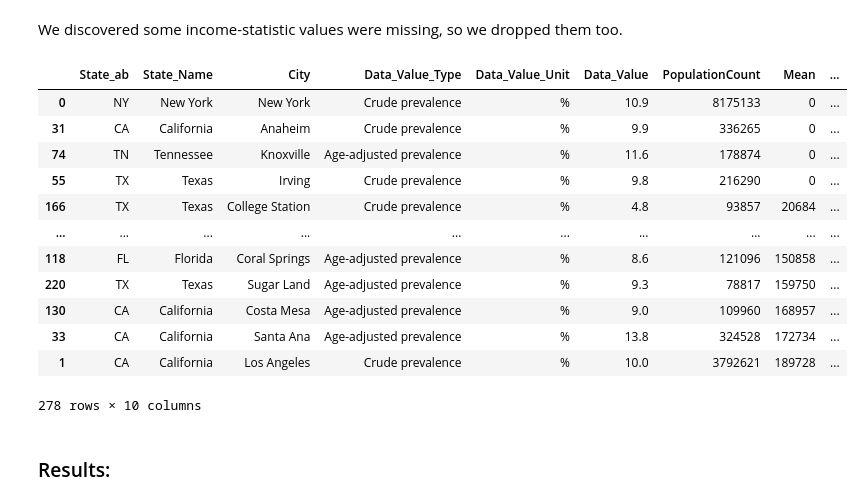
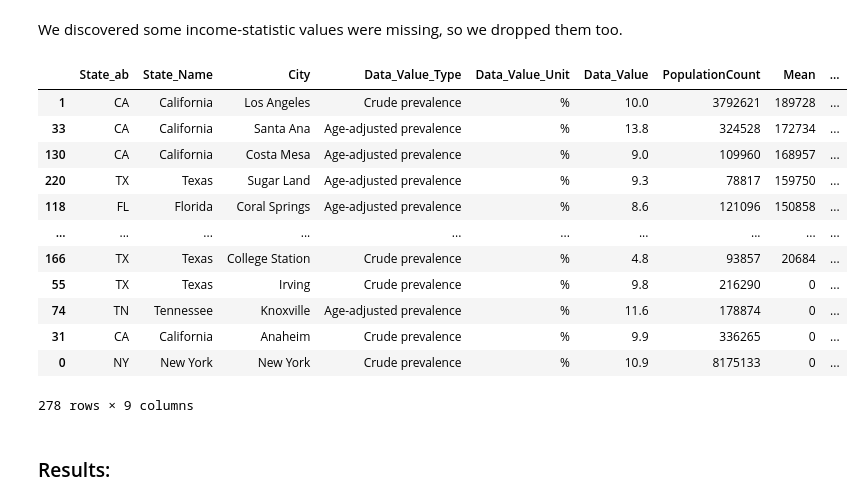
Before and after one commit to sim-anna/COGS108-Group_026-Wi23, a Jupyter notebook: EDACheckpointGroup_026-Wi23.ipynb, the cells around one changed output. Saved outputs shown, nothing was run; the diff lists cells and outputs as text; code cells hidden in the pictures.

```diff
--- a/EDACheckpointGroup_026-Wi23.ipynb
+++ b/EDACheckpointGroup_026-Wi23.ipynb
@@ -83,3 +117,5 @@ inc = inc.drop(columns = ['id', 'State_Code', 'County',
+# %%
+inc = inc.drop(columns = 'Median')
 # %%
 inc
 # %% [output]
@@ -181,28 +217,27 @@ df = df [[
     'Data_Value',
     'PopulationCount',
     'Mean',
-    'Median',
     'Stdev']]
 # %% [markdown]
 ### Final Touches
 # %% [markdown]
 We discovered some income-statistic values were missing, so we dropped them too.
 # %%
-df.sort_values(by = 'Mean')
+df.sort_values(by = 'Mean', ascending = False)
 # %% [output]
 |  | State_ab | State_Name | City | Data_Value_Type | Data_Value_Unit | Data_Value | PopulationCount | Mean | ... |
+| 1 | CA | California | Los Angeles | Crude prevalence | % | 10.0 | 3792621 | 189728 | ... |
+| 33 | CA | California | Santa Ana | Age-adjusted prevalence | % | 13.8 | 324528 | 172734 | ... |
+| 130 | CA | California | Costa Mesa | Age-adjusted prevalence | % | 9.0 | 109960 | 168957 | ... |
+| 220 | TX | Texas | Sugar Land | Age-adjusted prevalence | % | 9.3 | 78817 | 159750 | ... |
+| 118 | FL | Florida | Coral Springs | Age-adjusted prevalence | % | 8.6 | 121096 | 150858 | ... |
+| ... | ... | ... | ... | ... | ... | ... | ... | ... | ... |
+| 166 | TX | Texas | College Station | Crude prevalence | % | 4.8 | 93857 | 20684 | ... |
+| 55 | TX | Texas | Irving | Crude prevalence | % | 9.8 | 216290 | 0 | ... |
+| 74 | TN | Tennessee | Knoxville | Age-adjusted prevalence | % | 11.6 | 178874 | 0 | ... |
+| 31 | CA | California | Anaheim | Crude prevalence | % | 9.9 | 336265 | 0 | ... |
 | 0 | NY | New York | New York | Crude prevalence | % | 10.9 | 8175133 | 0 | ... |
-| 31 | CA | California | Anaheim | Crude prevalence | % | 9.9 | 336265 | 0 | ... |
-| 74 | TN | Tennessee | Knoxville | Age-adjusted prevalence | % | 11.6 | 178874 | 0 | ... |
-| 55 | TX | Texas | Irving | Crude prevalence | % | 9.8 | 216290 | 0 | ... |
-| 166 | TX | Texas | College Station | Crude prevalence | % | 4.8 | 93857 | 20684 | ... |
-| ... | ... | ... | ... | ... | ... | ... | ... | ... | ... |
-| 118 | FL | Florida | Coral Springs | Age-adjusted prevalence | % | 8.6 | 121096 | 150858 | ... |
-| 220 | TX | Texas | Sugar Land | Age-adjusted prevalence | % | 9.3 | 78817 | 159750 | ... |
-| 130 | CA | California | Costa Mesa | Age-adjusted prevalence | % | 9.0 | 109960 | 168957 | ... |
-| 33 | CA | California | Santa Ana | Age-adjusted prevalence | % | 13.8 | 324528 | 172734 | ... |
-| 1 | CA | California | Los Angeles | Crude prevalence | % | 10.0 | 3792621 | 189728 | ... |
-278 rows × 10 columns
+278 rows × 9 columns
 # %%
 df = df.drop(index = [0, 31, 74, 55], axis=0)
 # %%
```
Also changed, not shown: parts of 8 cells of this notebook.
